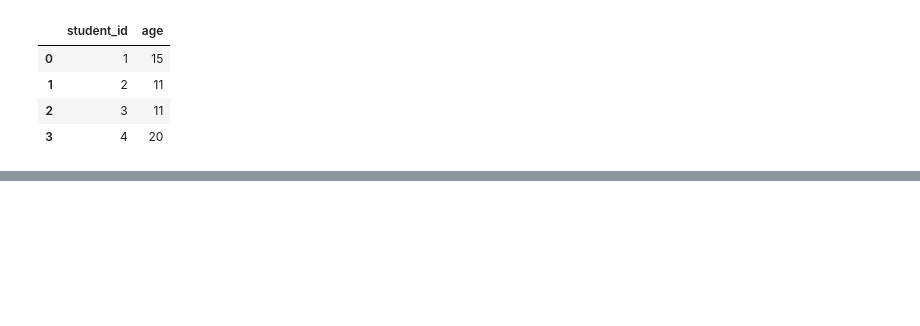
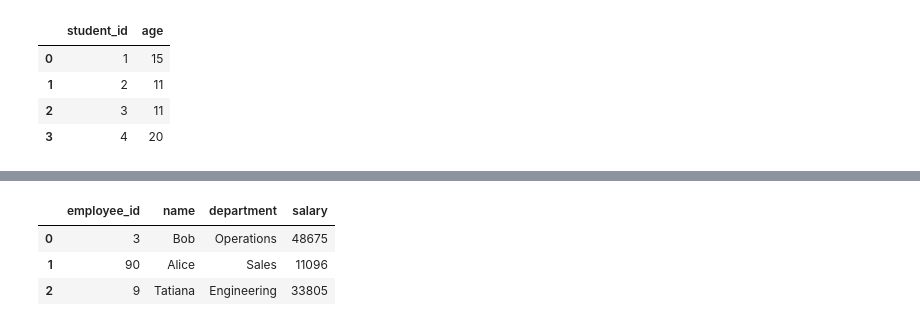
Before and after one commit to Abhi951197/Basic_Pandas, a Jupyter notebook: Q's15.ipynb, the cells around one changed output, grey strips where cells are left out. Saved outputs shown, nothing was run; the diff lists cells and outputs as text; code cells hidden in the pictures; blank space fills up the shorter version.

```diff
--- a/Q's15.ipynb
+++ b/Q's15.ipynb
@@ -34,0 +67,18 @@ df
+# %%
+import pandas as pd
+data = {
+    'employee_id': [3, 90, 9, 60, 49, 43],
+    'name': ['Bob', 'Alice', 'Tatiana', 'Annabelle', 'Jonathan', 'Khaled'],
+    'department': ['Operations', 'Sales', 'Engineering', 'InformationTechnology', 'HumanResources', 'Administration'],
+    'salary': [48675, 11096, 33805, 37678, 23793, 40454]
+}
+employees=pd.DataFrame(data)
+def selectFirstRows(employees: pd.DataFrame) -> pd.DataFrame:
+    df=employees[0:3]
+    return df
+selectFirstRows(employees)
+# %% [output]
+|  | employee_id | name | department | salary |
+| 0 | 3 | Bob | Operations | 48675 |
+| 1 | 90 | Alice | Sales | 11096 |
+| 2 | 9 | Tatiana | Engineering | 33805 |
```
Also changed, not shown: parts of 12 cells of this notebook.
